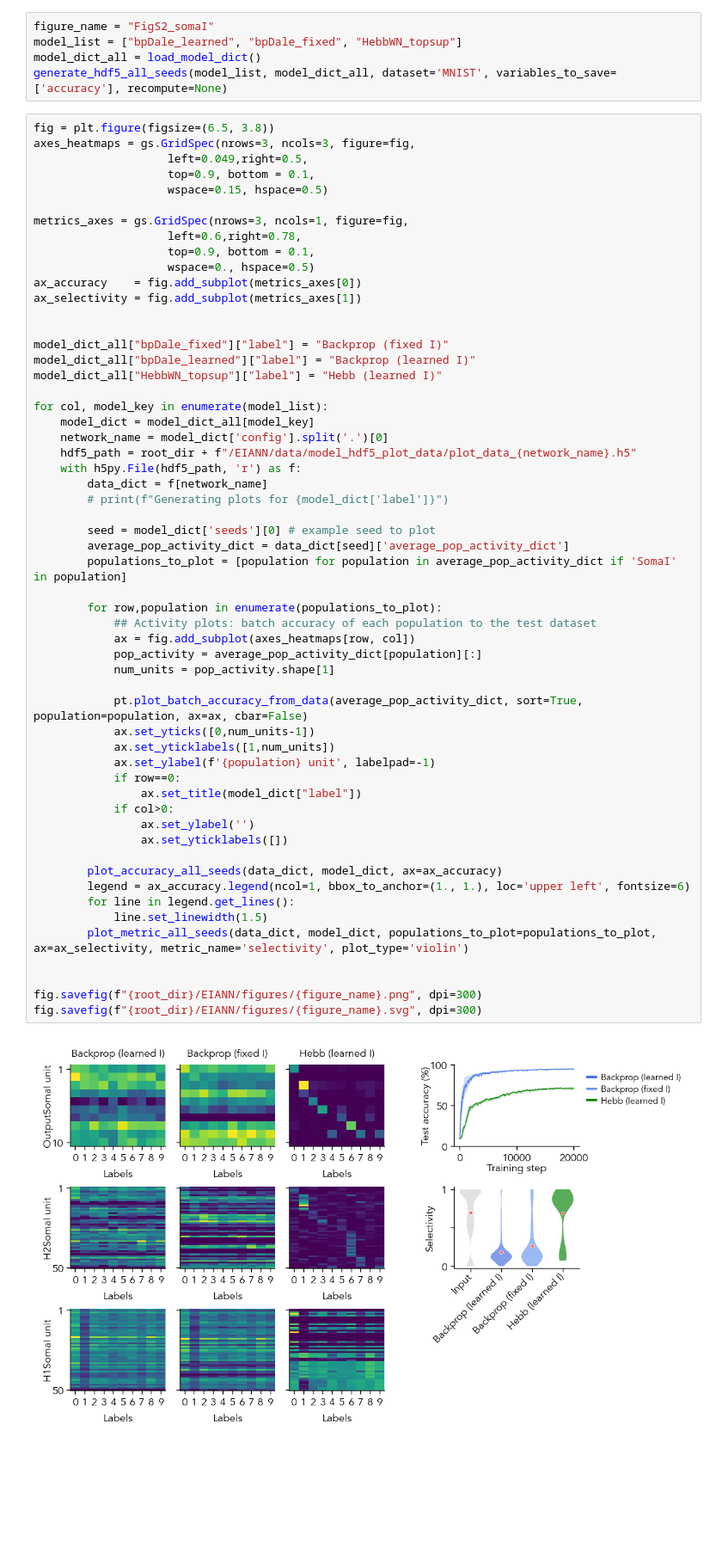
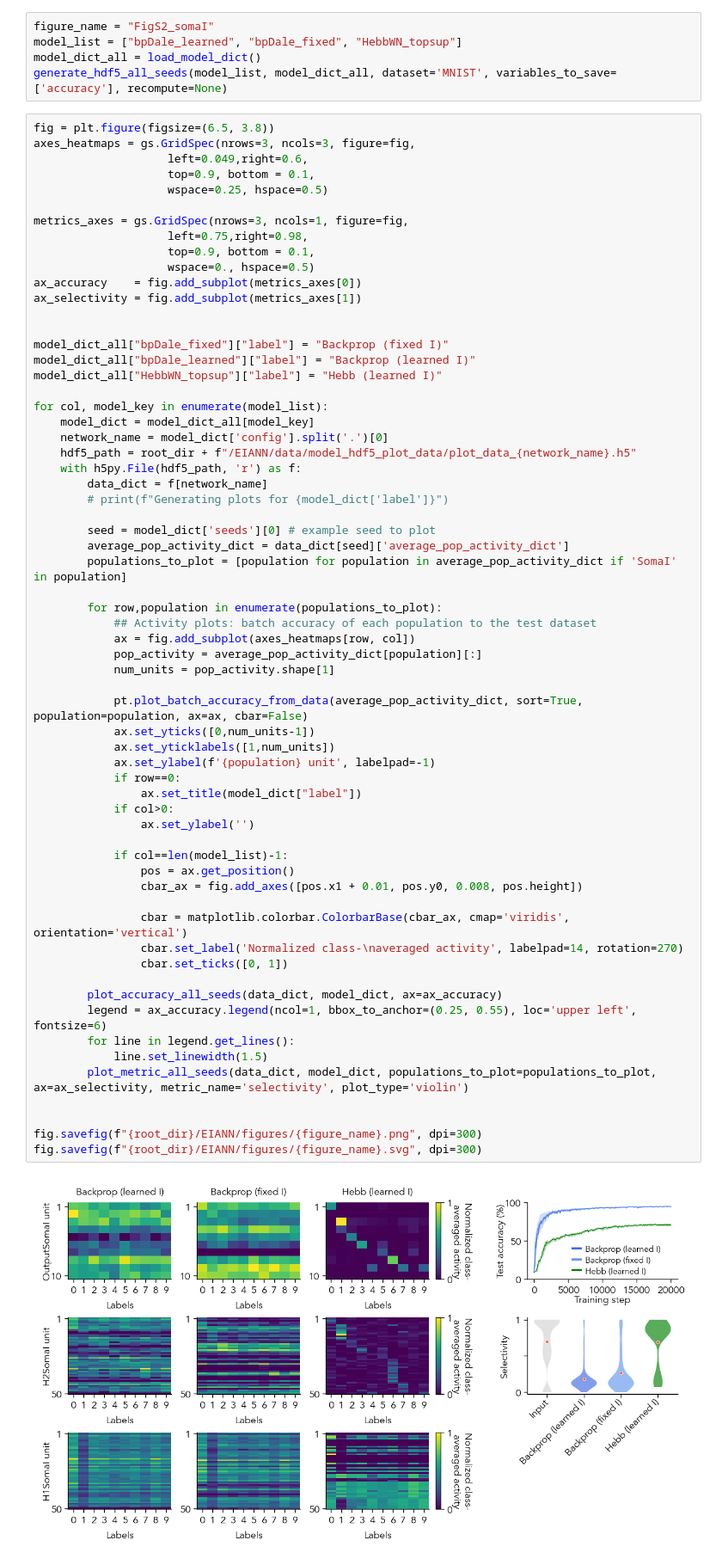
Before and after one commit to Milstein-Lab/EIANN, a Jupyter notebook: docs/Galloni_etal_2025/Figure_S2.ipynb, the cells around one changed output. Shown at 86% size. Drawn from its saved outputs; the diff is of its cells as text; blank space fills up the shorter version.

Commit message:
updated labels

```diff
--- a/docs/Galloni_etal_2025/Figure_S2.ipynb
+++ b/docs/Galloni_etal_2025/Figure_S2.ipynb
@@ -22,12 +23,12 @@ generate_hdf5_all_seeds(model_list, model_dict_all, dataset='MNIST', variables_t
 # %%
 fig = plt.figure(figsize=(6.5, 3.8))
 axes_heatmaps = gs.GridSpec(nrows=3, ncols=3, figure=fig,
-                    left=0.049,right=0.5,
+                    left=0.049,right=0.6,
                     top=0.9, bottom = 0.1,
-                    wspace=0.15, hspace=0.5)
+                    wspace=0.25, hspace=0.5)
 
 metrics_axes = gs.GridSpec(nrows=3, ncols=1, figure=fig,
-                    left=0.6,right=0.78,
+                    left=0.75,right=0.98,
                     top=0.9, bottom = 0.1,
                     wspace=0., hspace=0.5)
 ax_accuracy    = fig.add_subplot(metrics_axes[0])
@@ -47,33 +48,40 @@ for col, model_key in enumerate(model_list):
         # print(f"Generating plots for {model_dict['label']}")
 
         seed = model_dict['seeds'][0] # example seed to plot
         average_pop_activity_dict = data_dict[seed]['average_pop_activity_dict']
         populations_to_plot = [population for population in average_pop_activity_dict if 'SomaI' in population]
 
         for row,population in enumerate(populations_to_plot):
             ## Activity plots: batch accuracy of each population to the test dataset
             ax = fig.add_subplot(axes_heatmaps[row, col])
             pop_activity = average_pop_activity_dict[population][:]
             num_units = pop_activity.shape[1]
 
             pt.plot_batch_accuracy_from_data(average_pop_activity_dict, sort=True, population=population, ax=ax, cbar=False)
             ax.set_yticks([0,num_units-1])
             ax.set_yticklabels([1,num_units])
             ax.set_ylabel(f'{population} unit', labelpad=-1)
             if row==0:
                 ax.set_title(model_dict["label"])
             if col>0:
                 ax.set_ylabel('')
-                ax.set_yticklabels([])
+
+            if col==len(model_list)-1:
+                pos = ax.get_position()
+                cbar_ax = fig.add_axes([pos.x1 + 0.01, pos.y0, 0.008, pos.height])
+
+                cbar = matplotlib.colorbar.ColorbarBase(cbar_ax, cmap='viridis', orientation='vertical')
+                cbar.set_label('Normalized class-\naveraged activity', labelpad=14, rotation=270)
+                cbar.set_ticks([0, 1])
 
         plot_accuracy_all_seeds(data_dict, model_dict, ax=ax_accuracy)
-        legend = ax_accuracy.legend(ncol=1, bbox_to_anchor=(1., 1.), loc='upper left', fontsize=6)
+        legend = ax_accuracy.legend(ncol=1, bbox_to_anchor=(0.25, 0.55), loc='upper left', fontsize=6)
         for line in legend.get_lines():
             line.set_linewidth(1.5)
         plot_metric_all_seeds(data_dict, model_dict, populations_to_plot=populations_to_plot, ax=ax_selectivity, metric_name='selectivity', plot_type='violin')
 
 
 fig.savefig(f"{root_dir}/EIANN/figures/{figure_name}.png", dpi=300)
 fig.savefig(f"{root_dir}/EIANN/figures/{figure_name}.svg", dpi=300)
 # %% [output]
-[figure, old version]
+[figure, new version]
```
Also changed, not shown: parts of 1 cell of this notebook, 5 other files.
